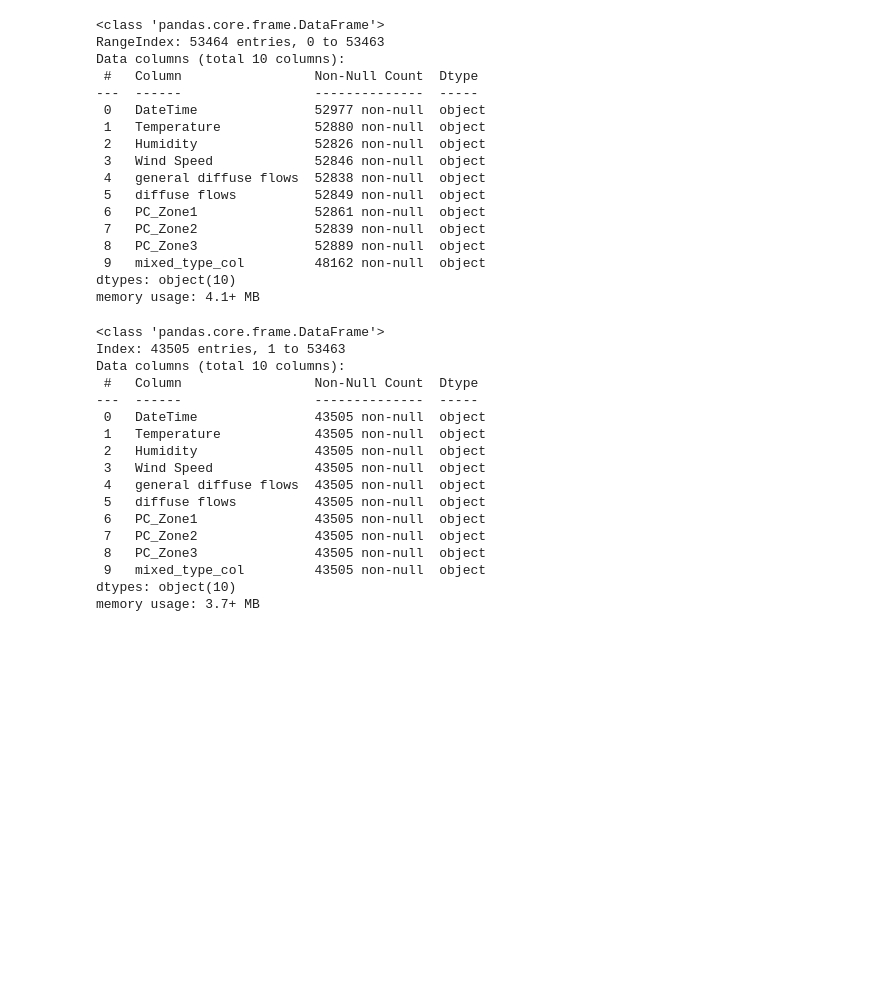
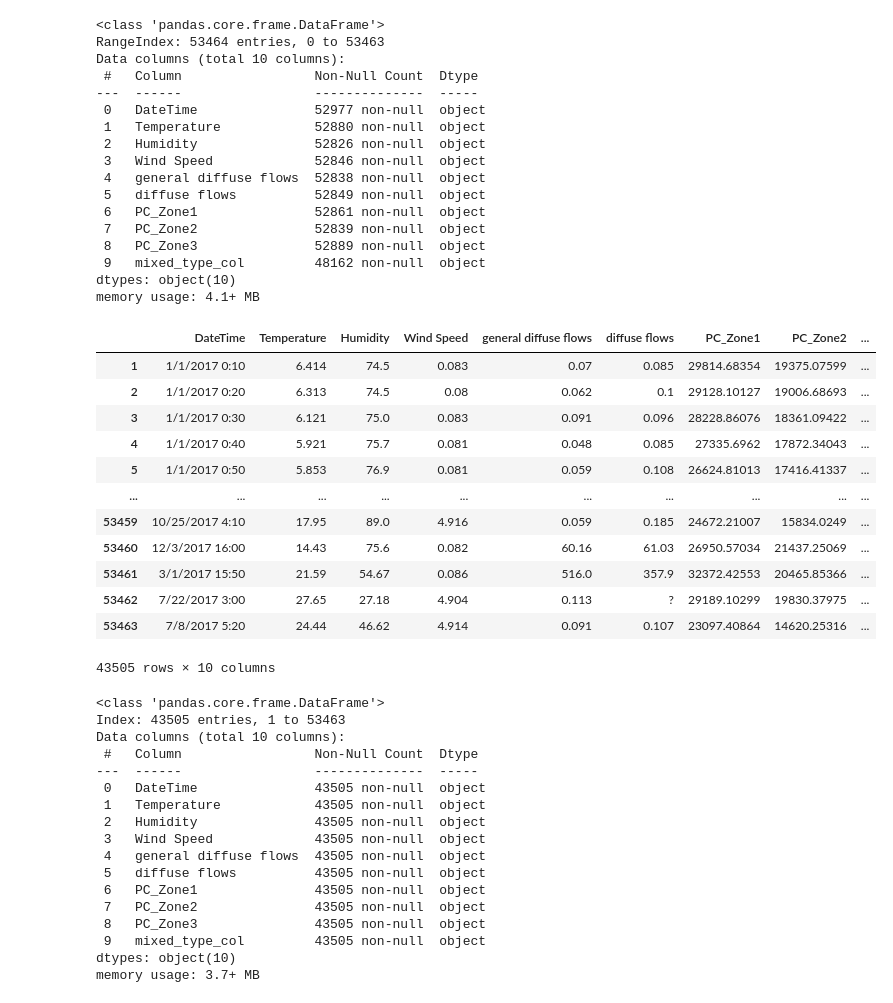
Before and after one commit to luis190991/mna_team_40_power_tetouan_city, a Jupyter notebook: notebooks/EDA.ipynb, the cells around one changed output. Saved outputs shown, nothing was run; the diff lists cells and outputs as text; code cells hidden in the pictures; blank space fills up the shorter version.

```diff
--- a/notebooks/EDA.ipynb
+++ b/notebooks/EDA.ipynb
@@ -66,6 +67,22 @@ memory usage: 4.1+ MB
 df_clean = df_modified.dropna()
 # %%
 df_clean = df_clean.drop_duplicates()
+# %%
+df_clean
+# %% [output]
+|  | DateTime | Temperature | Humidity | Wind Speed | general diffuse flows | diffuse flows | PC_Zone1 | PC_Zone2 | ... |
+| 1 | 1/1/2017 0:10 | 6.414 | 74.5 | 0.083 | 0.07 | 0.085 | 29814.68354 | 19375.07599 | ... |
+| 2 | 1/1/2017 0:20 | 6.313 | 74.5 | 0.08 | 0.062 | 0.1 | 29128.10127 | 19006.68693 | ... |
+| 3 | 1/1/2017 0:30 | 6.121 | 75.0 | 0.083 | 0.091 | 0.096 | 28228.86076 | 18361.09422 | ... |
+| 4 | 1/1/2017 0:40 | 5.921 | 75.7 | 0.081 | 0.048 | 0.085 | 27335.6962 | 17872.34043 | ... |
+| 5 | 1/1/2017 0:50 | 5.853 | 76.9 | 0.081 | 0.059 | 0.108 | 26624.81013 | 17416.41337 | ... |
+| ... | ... | ... | ... | ... | ... | ... | ... | ... | ... |
+| 53459 | 10/25/2017 4:10 | 17.95 | 89.0 | 4.916 | 0.059 | 0.185 | 24672.21007 | 15834.0249 | ... |
+| 53460 | 12/3/2017 16:00 | 14.43 | 75.6 | 0.082 | 60.16 | 61.03 | 26950.57034 | 21437.25069 | ... |
+| 53461 | 3/1/2017 15:50 | 21.59 | 54.67 | 0.086 | 516.0 | 357.9 | 32372.42553 | 20465.85366 | ... |
+| 53462 | 7/22/2017 3:00 | 27.65 | 27.18 | 4.904 | 0.113 | ? | 29189.10299 | 19830.37975 | ... |
+| 53463 | 7/8/2017 5:20 | 24.44 | 46.62 | 4.914 | 0.091 | 0.107 | 23097.40864 | 14620.25316 | ... |
+43505 rows × 10 columns
 # %%
 # Información del dataset limpio
 df_clean.info()
```
Also changed, not shown: parts of 9 cells of this notebook.
